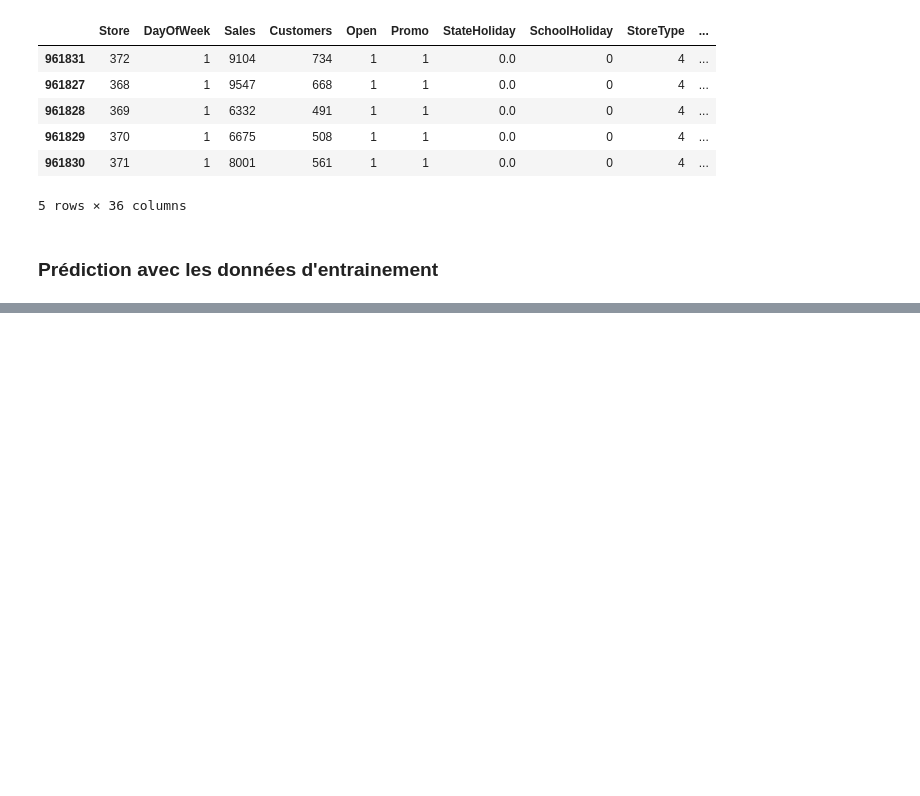
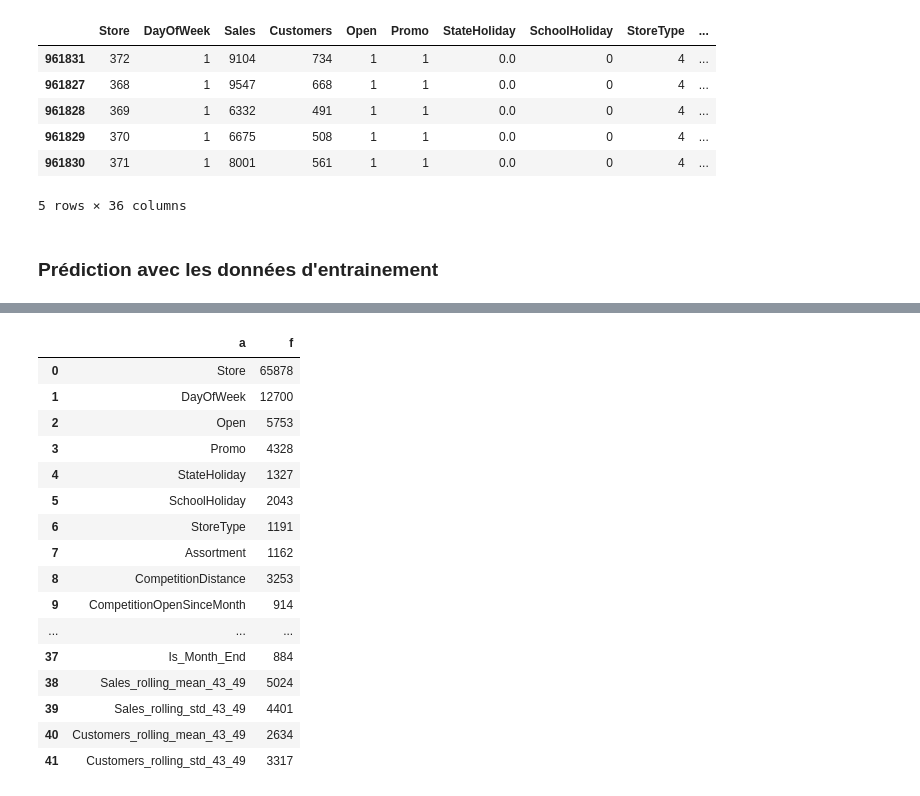
Before and after one commit to ManicamMathavan/projet-IA, a Jupyter notebook: src/ProjetBMT.ipynb, the cells around one changed output, grey strips where cells are left out. Saved outputs shown, nothing was run; the diff lists cells and outputs as text; code cells hidden in the pictures; blank space fills up the shorter version.

```diff
--- a/src/ProjetBMT.ipynb
+++ b/src/ProjetBMT.ipynb
@@ -356,16 +355,17 @@ display(transformed_train_with_store.head(3))
 # %%
 # --- 4. LE SPLIT TEMPOREL (On utilise 'Date_temp' pour couper) ---
 # Par exemple, on prend tout ce qui est avant juin 2015 pour entraîner, et après pour valider
+column_to_remove_train = ['Sales', 'Date', 'Date_time', 'Customers']
 date_coupure = pd.to_datetime('2015-06-01')
 
 train_set = transformed_train_with_store[transformed_train_with_store['Date_time'] < date_coupure]
 val_set = transformed_train_with_store[transformed_train_with_store['Date_time'] >= date_coupure]
 
 # 5. On sépare les Features (X) et la Cible (y -> 'Sales'), en dégageant la date et les colonnes inutiles
-X_train = train_set.drop(columns=['Sales', 'Date', 'Date_time', 'Customers'], errors='ignore')
+X_train = train_set.drop(columns=column_to_remove_train, errors='ignore')
 y_train = train_set['Sales']
 
-X_val = val_set.drop(columns=['Sales', 'Date', 'Date_time', 'Customers'], errors='ignore')
+X_val = val_set.drop(columns=column_to_remove_train, errors='ignore')
 y_val = val_set['Sales']
 
 print("Train shape:", X_train.shape)
@@ -820,0 +851,9 @@ Score RMSPE Rossmann : 13.05% (ou 0.1305 en valeur brute)
+# %%
+train_with_feature, test_with_feature = format_data.add_calendar_and_rolling_features(
+    trained_with_lags,
+    test_with_lags,
+    attributes=['Sales', 'Customers'],
+    start_day=43,     # Commence à J-43
+    window_size=7     # Sur une fenêtre de 7 jours (jusqu'à J-49)
+)
+train_with_feature.columns
@@ -820,0 +878,6 @@ Score RMSPE Rossmann : 13.05% (ou 0.1305 en valeur brute)
+# %%
+X_train, y_train, X_val, y_val = format_data.create_train_value(train_with_feature)
+# %%
+model = load_or_assign("lgbm_regressor_test_5", get_model)
+predictions = model.predict(X_val)
+ia_display.display_prediction_comparaison(predictions, y_val)
@@ -820,0 +923,22 @@ Score RMSPE Rossmann : 13.05% (ou 0.1305 en valeur brute)
+# %%
+pd.DataFrame ({
+    "" : X_train.columns,
+   "f" : model.feature_importances_})
+# %% [output]
+|  | a | f |
+| 0 | Store | 65878 |
+| 1 | DayOfWeek | 12700 |
+| 2 | Open | 5753 |
+| 3 | Promo | 4328 |
+| 4 | StateHoliday | 1327 |
+| 5 | SchoolHoliday | 2043 |
+| 6 | StoreType | 1191 |
+| 7 | Assortment | 1162 |
+| 8 | CompetitionDistance | 3253 |
+| 9 | CompetitionOpenSinceMonth | 914 |
+| ... | ... | ... |
+| 37 | Is_Month_End | 884 |
+| 38 | Sales_rolling_mean_43_49 | 5024 |
+| 39 | Sales_rolling_std_43_49 | 4401 |
+| 40 | Customers_rolling_mean_43_49 | 2634 |
+| 41 | Customers_rolling_std_43_49 | 3317 |
```
Also changed, not shown: parts of 12 cells of this notebook, 1 other file.
